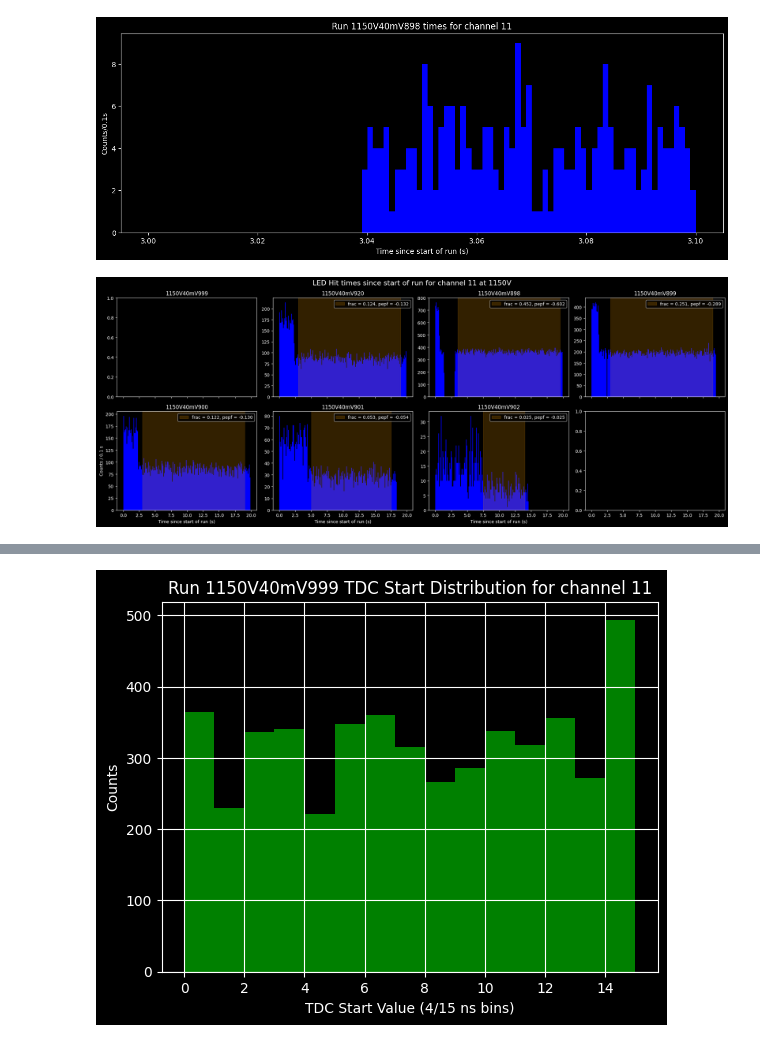
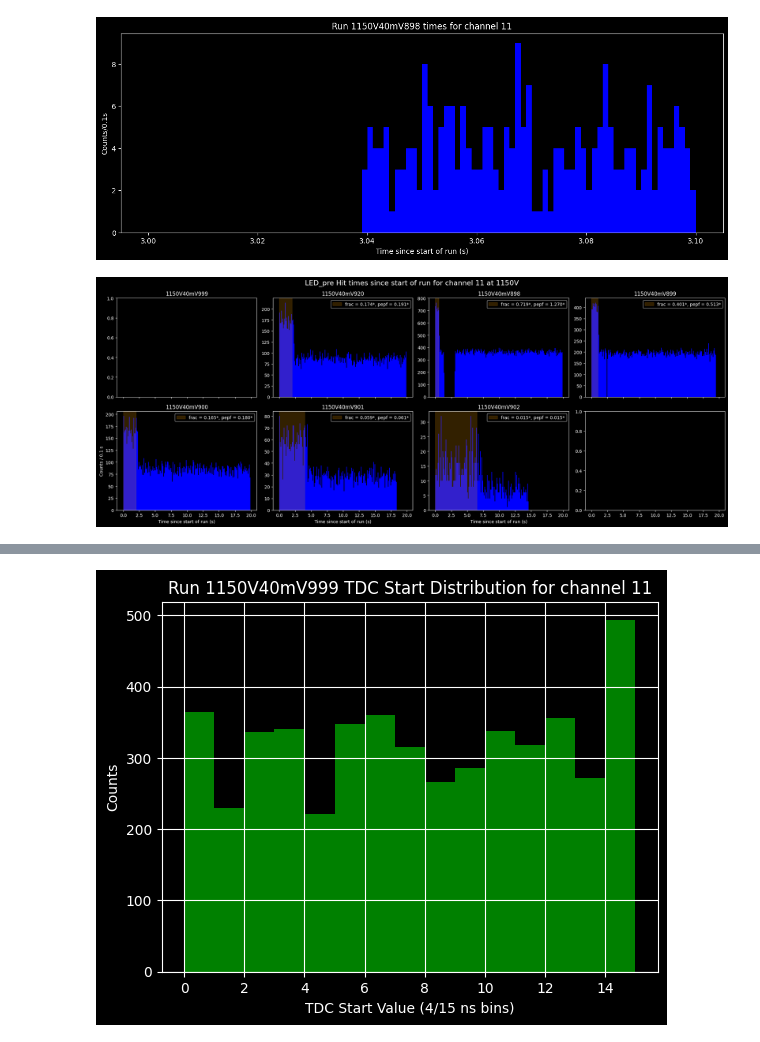
Before and after one commit to deankarlen/hk_fd2, a Jupyter notebook: timing_202603.ipynb, the cells around one changed output, grey strips where cells are left out. Cells and saved outputs as stored; diff of their text form; code cells hidden in the pictures.

```diff
--- a/timing_202603.ipynb
+++ b/timing_202603.ipynb
@@ -223,55 +234,68 @@ Time Range: 0 to 20.00
 
 # optionally apply a requirement to select events consistent with an LED flashing
 apply_mask = True
+# range to assess observed rate -> pepf
+pre_run = True
 
 channel = 11
 d_time_max = 20.
 time_bin = 0.1
 run_period_1150V = {920:[3,19],898:[3.5,19.5],899:[3,19],900:[3,19],901:[5.0,17.5], 902:[7.5,14]}
+pre_run_period_1150V = {920:[0,2],898:[0,0.55],899:[0,1],900:[0,2],901:[0,4], 902:[0,6.5]}
 
 fig, ax = plt.subplots(2,4,figsize=(20, 8), sharex=True)
+
+pepfs = {}
 
 i_plot = 0
 for run_name in run_names:
     if '1150V' in run_name:
         axis = ax[i_plot//4, i_plot%4]
+        d = get_data(run_name=run_name, channel=channel)
         if not apply_mask or 'V999' not in run_name:
-            d = get_data(run_name=run_name, channel=channel)
             if apply_mask:
                 mask_led = ((d['pmt_time_modulus_zeroeds'] > -5) & (d['pmt_time_modulus_zeroeds'] < 5))  # (within 20 ns of expected time)
             else:
                 mask_led = d['pmt_time_modulus_zeroeds'] != None  # all events
             time_min = np.min(d['pmt_times'][mask_led])*4E-9
             axis.hist(d['pmt_times'][mask_led]*4E-9-time_min,bins=np.arange(0.,d_time_max,time_bin), color='blue')
             if i_plot in [0,4]:
                 axis.set_ylabel(f'Counts / {time_bin:0.1f} s')
             if i_plot > 3:
                 axis.set_xlabel('Time since start of run (s)')
 
-        if apply_mask:
+        if apply_mask and 'V999' not in run_name:
             mask_led = ((d['pmt_time_modulus_zeroeds'] > -5) & (d['pmt_time_modulus_zeroeds'] < 5))  # (within 20 ns of expected time)
             # show vertical lines that show the period with constant rate
             attenuation = int(run_name[-3:])
             if attenuation in run_period_1150V:
                 period_range = run_period_1150V[attenuation]
+                if pre_run:
+                    period_range = pre_run_period_1150V[attenuation]
                 period_length = period_range[1] - period_range[0]
                 flashes = period_length/period*1E9
-                led_times = d['pmt_times'][mask_led]*4E-9-time_min
-                pulses = len(led_times)
+                all_led_times = d['pmt_times'][mask_led]*4E-9-time_min
+                mask_period = ((all_led_times >= period_range[0]) & (all_led_times <= period_range[1]))
+                pulses = np.sum(mask_period)
                 fraction = pulses/flashes
-                pepf = np.log(1.-fraction)
+                pepf = -np.log(1.-fraction)
+                pepfs[run_name] = pepf
                 label = f'frac = {fraction:0.3f}, pepf = {pepf:0.3f}'
+                if pre_run:
+                    label = f'frac = {fraction:0.3f}*, pepf = {pepf:0.3f}*'
                 axis.axvspan(period_range[0], period_range[1], color='orange', alpha=0.2, label=label)
                 axis.legend()
         axis.set_title(f'{run_name}')
         i_plot += 1
 
 extra = ''
 if apply_mask:
     extra = ('LED')
+    if pre_run:
+        extra = f'{extra}_pre'
 plt.suptitle(f'{extra} Hit times since start of run for channel {channel} at 1150V', fontsize=16)
 plt.tight_layout()
 plt.savefig(f'I:/fd2_analyses/hit_times_1150V_chan{channel:02d}{extra}.png')
 plt.show()
 # %% [output]
-[figure, old version]
+[figure, new version]
```
Also changed, not shown: parts of 7 cells of this notebook.
